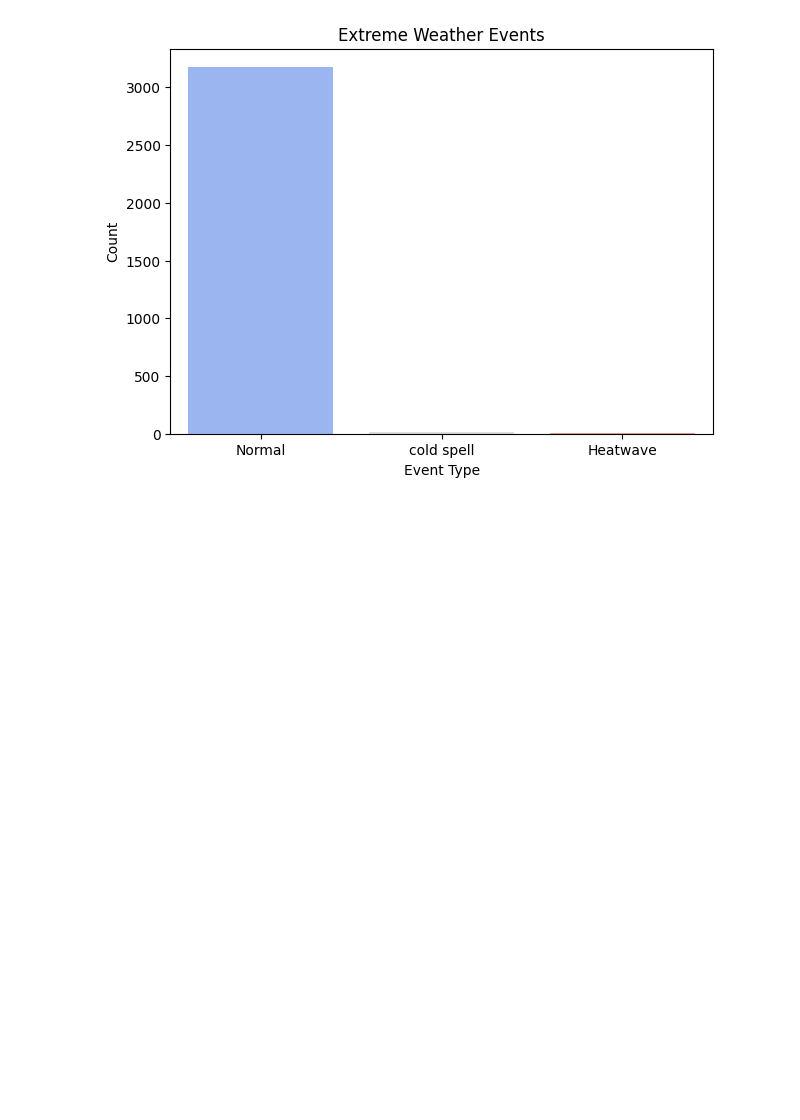
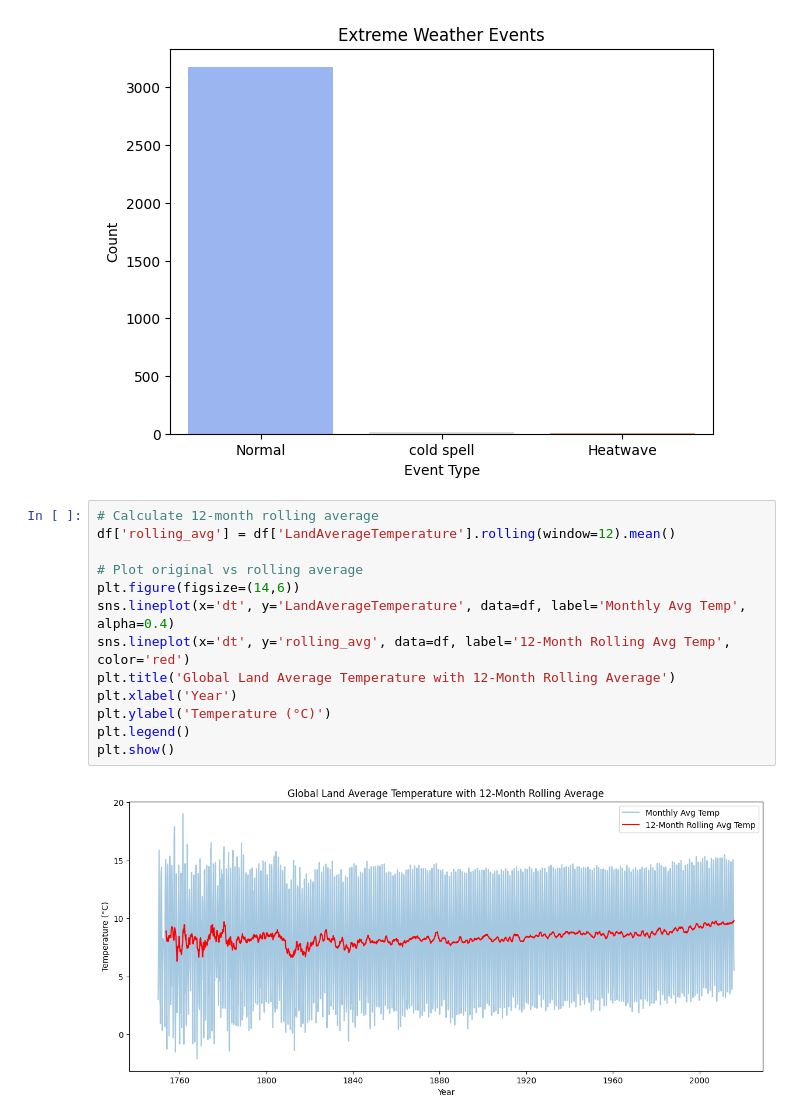
Before and after one commit to lalit1511/EDA_Projects, a Jupyter notebook: Practice.ipynb, the cells around one changed output. Drawn from its saved outputs; the diff is of its cells as text; blank space fills up the shorter version.

```diff
--- a/Practice.ipynb
+++ b/Practice.ipynb
@@ -925,3 +925,18 @@ Passing `palette` without assigning `hue` is deprecated and will be removed in v
 
   sns.barplot(x=extreme_counts.index, y=extreme_counts.values, palette='coolwarm')
 [figure]
+# %%
+# Calculate 12-month rolling average
+df['rolling_avg'] = df['LandAverageTemperature'].rolling(window=12).mean()
+
+# Plot original vs rolling average
+plt.figure(figsize=(14,6))
+sns.lineplot(x='dt', y='LandAverageTemperature', data=df, label='Monthly Avg Temp', alpha=0.4)
+sns.lineplot(x='dt', y='rolling_avg', data=df, label='12-Month Rolling Avg Temp', color='red')
+plt.title('Global Land Average Temperature with 12-Month Rolling Average')
+plt.xlabel('Year')
+plt.ylabel('Temperature (°C)')
+plt.legend()
+plt.show()
+# %% [output]
+[figure, added]
```
Also changed, not shown: parts of 3 cells of this notebook.
